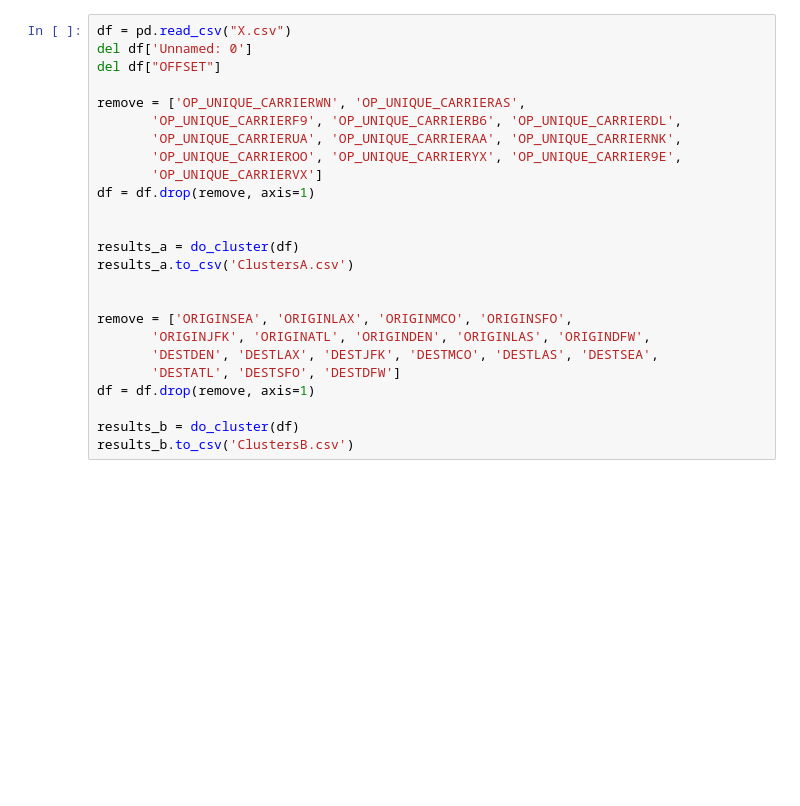
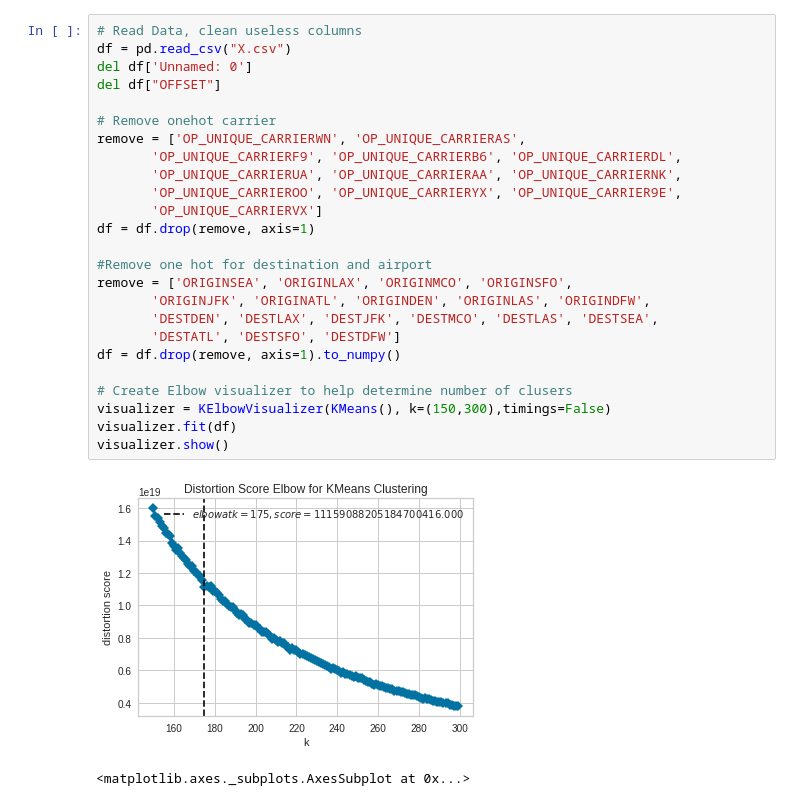
Before and after one commit to jhmontijo/ORIE4741-Jackson-Alex-Kais, a Jupyter notebook: WeatherVectorClustering.ipynb, the cells around one changed output. Cells and saved outputs as stored; diff of their text form; blank space fills up the shorter version.

Commit message:
"Clustered"

```diff
--- a/WeatherVectorClustering.ipynb
+++ b/WeatherVectorClustering.ipynb
@@ -69,25 +79,28 @@ def do_cluster(df):
 # %%
+# Read Data, clean useless columns
 df = pd.read_csv("X.csv")
 del df['Unnamed: 0']
 del df["OFFSET"]
 
+# Remove onehot carrier
 remove = ['OP_UNIQUE_CARRIERWN', 'OP_UNIQUE_CARRIERAS',
        'OP_UNIQUE_CARRIERF9', 'OP_UNIQUE_CARRIERB6', 'OP_UNIQUE_CARRIERDL',
        'OP_UNIQUE_CARRIERUA', 'OP_UNIQUE_CARRIERAA', 'OP_UNIQUE_CARRIERNK',
        'OP_UNIQUE_CARRIEROO', 'OP_UNIQUE_CARRIERYX', 'OP_UNIQUE_CARRIER9E',
        'OP_UNIQUE_CARRIERVX']
 df = df.drop(remove, axis=1)
 
-
-results_a = do_cluster(df)
-results_a.to_csv('ClustersA.csv')
-
-
+#Remove one hot for destination and airport
 remove = ['ORIGINSEA', 'ORIGINLAX', 'ORIGINMCO', 'ORIGINSFO',
        'ORIGINJFK', 'ORIGINATL', 'ORIGINDEN', 'ORIGINLAS', 'ORIGINDFW',
        'DESTDEN', 'DESTLAX', 'DESTJFK', 'DESTMCO', 'DESTLAS', 'DESTSEA',
        'DESTATL', 'DESTSFO', 'DESTDFW']
-df = df.drop(remove, axis=1)
+df = df.drop(remove, axis=1).to_numpy()
 
-results_b = do_cluster(df)
-results_b.to_csv('ClustersB.csv')
+# Create Elbow visualizer to help determine number of clusers
+visualizer = KElbowVisualizer(KMeans(), k=(150,300),timings=False)
+visualizer.fit(df)
+visualizer.show()
+# %% [output]
+[figure, added]
+<matplotlib.axes._subplots.AxesSubplot at 0x...>
```
Also changed, not shown: parts of 5 cells of this notebook, 10 other files.
